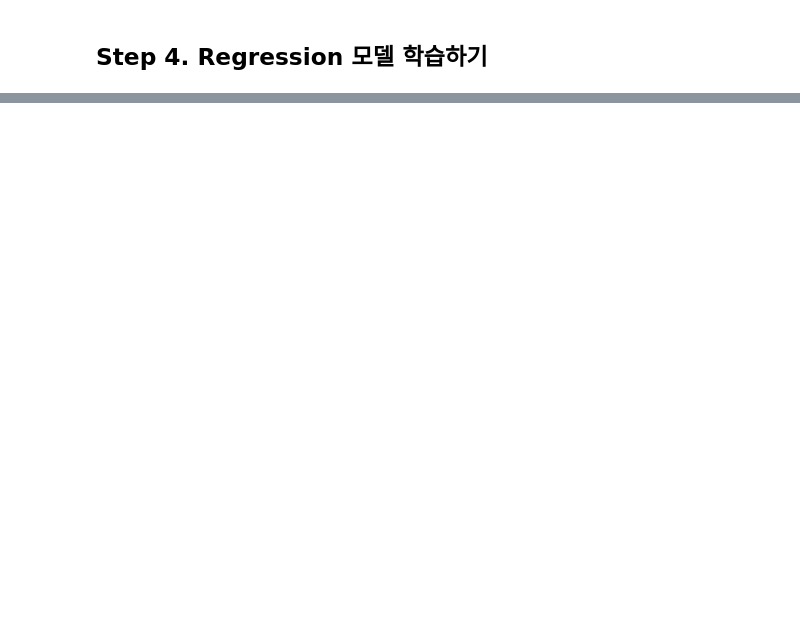
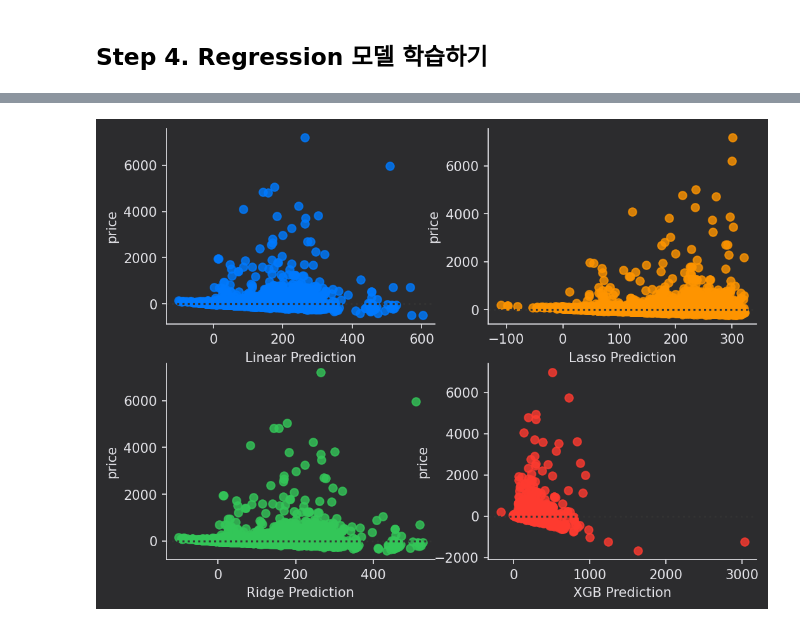
Before and after one commit to vmtmxmf5/Python-ML-DNN, a Jupyter notebook: 회귀문제.ipynb, the cells around one changed output, grey strips where cells are left out. Saved outputs shown, nothing was run; the diff lists cells and outputs as text; code cells hidden in the pictures; blank space fills up the shorter version.

```diff
--- a/회귀문제.ipynb
+++ b/회귀문제.ipynb
@@ -582,5 +555,0 @@ xgb = XGBRegressor(objective='reg:squarederror').fit(X_train_poly, y_train)
-# %%
-lin_pred = lin.predict(X_test_poly)
-lasso_pred = lasso.predict(X_test_poly)
-ridge_pred = ridge.predict(X_test_poly)
-xgb_pred = xgb.predict(X_test_poly)
@@ -830,8 +555,0 @@ print('테스트 스코어 :', grid.score(X_test4, y_test), '\n',
-# %%
-# y_test vs. pred Scatter 플랏으로 시각적으로 분석하기
-xgb_pred = grid.best_estimator_.predict(X_test4)
-
-sns.scatterplot(x=np.log10(xgb_pred+1), y=np.log10(y_test+1), color=light_palette[5])
-plt.xlabel('Prediction')
-plt.ylabel('Price')
-plt.show()
@@ -839,0 +561,16 @@ plt.show()
+# %%
+fig, axes = plt.subplots(2, 2, figsize=(8, 6))
+
+ax = axes.ravel()
+
+sns.residplot(x=lin_pred, y=y_test, ax=ax[0], color=light_palette[0])
+ax[0].set(xlabel='Linear Prediction')
+sns.residplot(x=lasso_pred, y=y_test, ax=ax[1], color=light_palette[1])
+ax[1].set(xlabel='Lasso Prediction')
+sns.residplot(x=ridge_pred, y=y_test, ax=ax[2], color=light_palette[2])
+ax[2].set(xlabel='Ridge Prediction')
+sns.residplot(x=xgb_pred, y=y_test, ax=ax[3], color=light_palette[3])
+ax[3].set(xlabel='XGB Prediction')
+plt.show()
+# %% [output]
+[figure, added]
```
Also changed, not shown: parts of 77 cells of this notebook.
